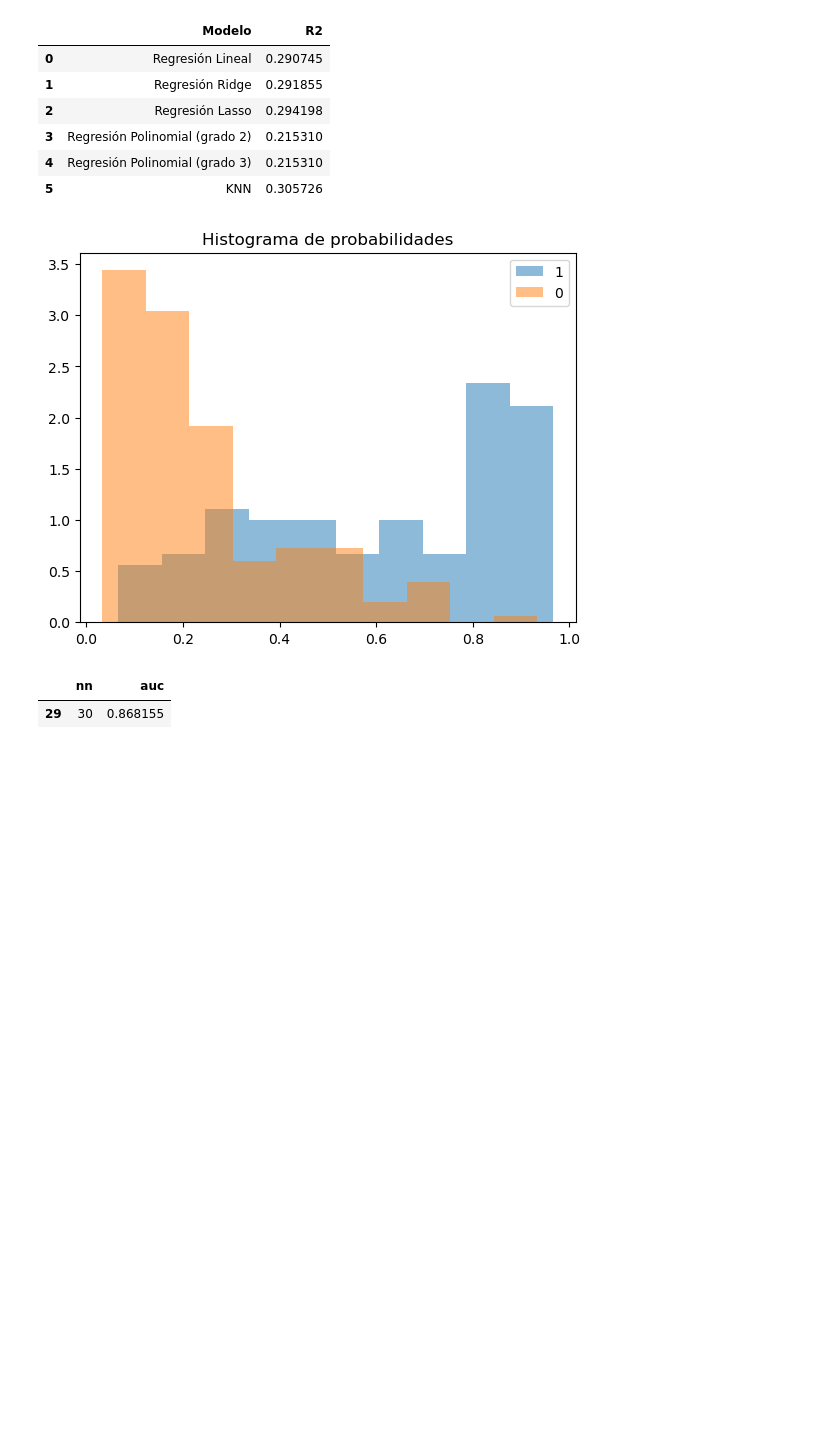
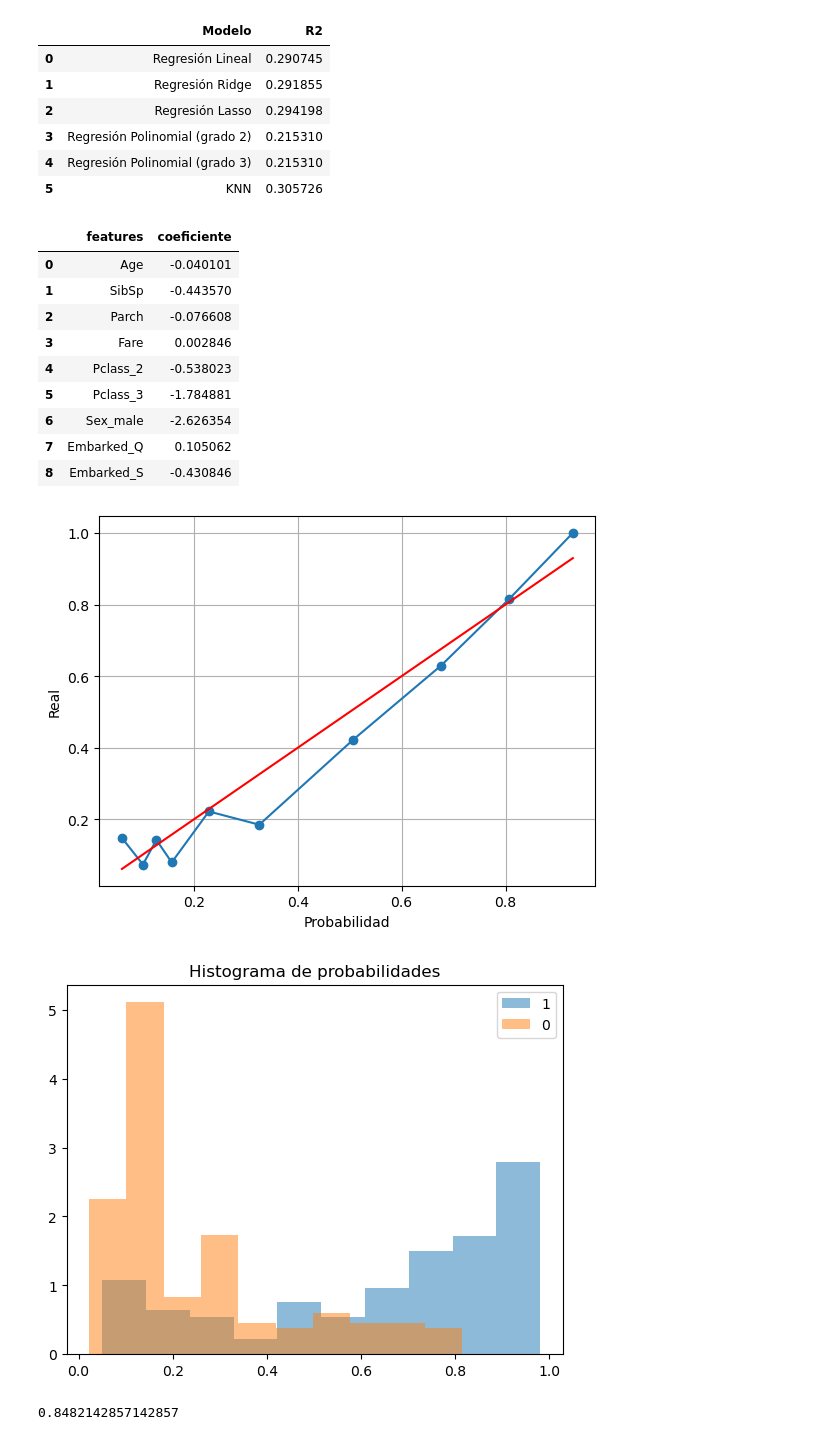
Before and after one commit to LuisMB09/lab_aprendizaje_estadistico, a Jupyter notebook: modelos.ipynb, the cells around one changed output. Cells and saved outputs as stored; diff of their text form; code cells hidden in the pictures; blank space fills up the shorter version.

```diff
--- a/modelos.ipynb
+++ b/modelos.ipynb
@@ -156,6 +156,22 @@ class ClassificationModels:
         plt.legend()
         plt.show()
 
+    def calibracion(self, probabilidades, bins = 10):
+        calibracion = pd.DataFrame({
+        'target': self.y_test,
+        'probabilidades': probabilidades
+        })
+
+        calibracion['bins'] = pd.qcut(calibracion['probabilidades'], q=bins, labels=False) + 1
+        grouped = calibracion.groupby('bins').mean()
+
+        plt.plot(grouped.probabilidades, grouped.target, marker="o")
+        plt.plot(grouped.probabilidades, grouped.probabilidades, color="red")
+        plt.xlabel("Probabilidad")
+        plt.ylabel("Real")
+        plt.grid()
+        plt.show()
+
     def logistic_regression(self):
         model = linear_model.LogisticRegression().fit(self.X_train, self.y_train)
         probabilidades = model.predict_proba(self.X_test)[:, 1]
@@ -167,6 +183,7 @@ class ClassificationModels:
             'coeficiente': model.coef_[0]
         })
         display(coeficientes)
+        self.calibracion(probabilidades)
         self.histograma(probabilidades, self.y_test)
         return auc
 
@@ -181,6 +198,7 @@ class ClassificationModels:
         probabilidades = pipeline.predict_proba(self.X_test)[:, 1]
         auc = roc_auc_score(y_score=probabilidades, y_true=self.y_test)
 
+        self.calibracion(probabilidades)
         self.histograma(probabilidades, self.y_test)
         return auc
 
@@ -194,6 +212,7 @@ class ClassificationModels:
         probabilidades = pipeline.predict_proba(self.X_test)[:, 1]
         auc = roc_auc_score(y_score=probabilidades, y_true=self.y_test)
 
+        self.calibracion(probabilidades)
         self.histograma(probabilidades, self.y_test)
         return auc
 
@@ -213,6 +232,8 @@ class ClassificationModels:
         model = neighbors.KNeighborsClassifier(n_neighbors=opt_nn).fit(X_train_scaled, self.y_train)
         probabilidades = model.predict_proba(X_test_scaled)[:, 1]
         auc = auc = roc_auc_score(y_score=probabilidades, y_true=self.y_test)
+
+        self.calibracion(probabilidades)
         self.histograma(probabilidades, self.y_test)
         return knn[knn['auc']==knn['auc'].max()]
 # %%
@@ -226,8 +247,18 @@ X = df.copy()
 X = df.drop(target, axis=1)
 y = df[target]
 # %%
-ClassificationModels(X, y).knn_classification()
+ClassificationModels(X, y).logistic_regression()
 # %% [output]
+|  | features | coeficiente |
+| 0 | Age | -0.040101 |
+| 1 | SibSp | -0.443570 |
+| 2 | Parch | -0.076608 |
+| 3 | Fare | 0.002846 |
+| 4 | Pclass_2 | -0.538023 |
+| 5 | Pclass_3 | -1.784881 |
+| 6 | Sex_male | -2.626354 |
+| 7 | Embarked_Q | 0.105062 |
+| 8 | Embarked_S | -0.430846 |
-[figure, old version]
+[figure, new version]
-|  | nn | auc |
-| 29 | 30 | 0.868155 |
+[figure, added]
+0.8482142857142857
```
Also changed, not shown: 1 other file.
